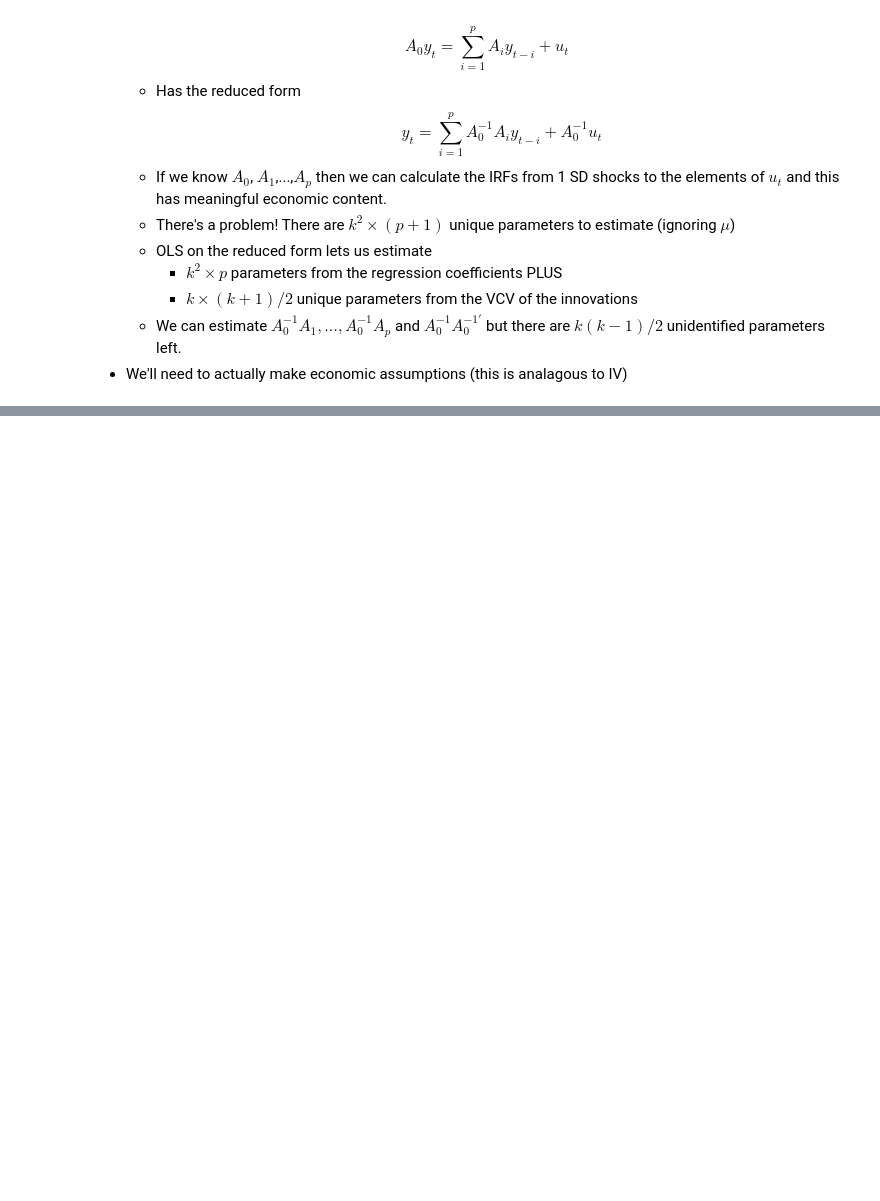
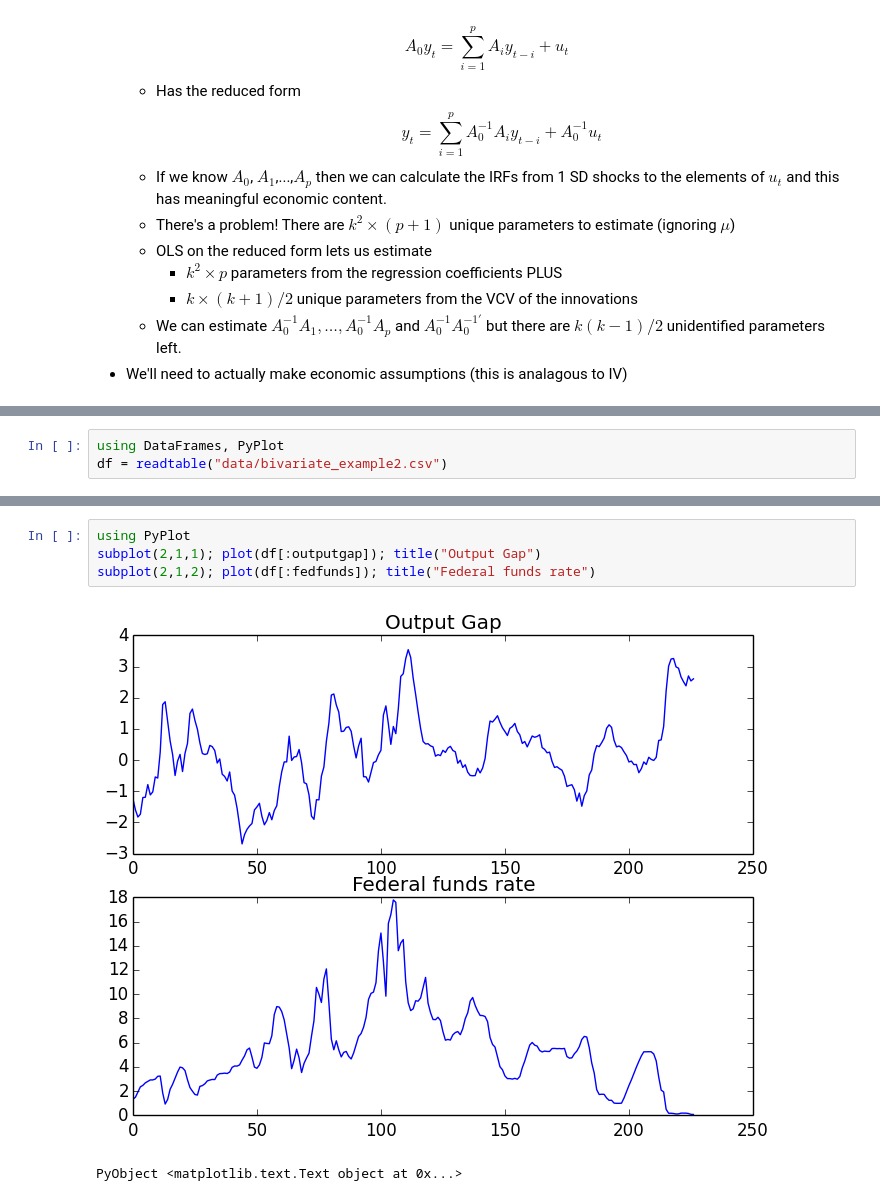
Before and after one commit to gragusa/674, a Jupyter notebook: svar_lecture.ipynb, the cells around one changed output, grey strips where cells are left out. Cells and saved outputs as stored; diff of their text form; blank space fills up the shorter version.

```diff
--- a/svar_lecture.ipynb
+++ b/svar_lecture.ipynb
@@ -28,0 +154,3 @@ $$A_0 y_t = \sum_{i=1}^p A_i y_{t-i} + u_t$$
+# %%
+using DataFrames, PyPlot
+df = readtable("data/bivariate_example2.csv")
@@ -28,0 +174,7 @@ $$A_0 y_t = \sum_{i=1}^p A_i y_{t-i} + u_t$$
+# %%
+using PyPlot
+subplot(2,1,1); plot(df[:outputgap]); title("Output Gap")
+subplot(2,1,2); plot(df[:fedfunds]); title("Federal funds rate")
+# %% [output]
+[figure, added]
+PyObject <matplotlib.text.Text object at 0x...>
```
Also changed, not shown: parts of 20 cells of this notebook, 1 other file.
